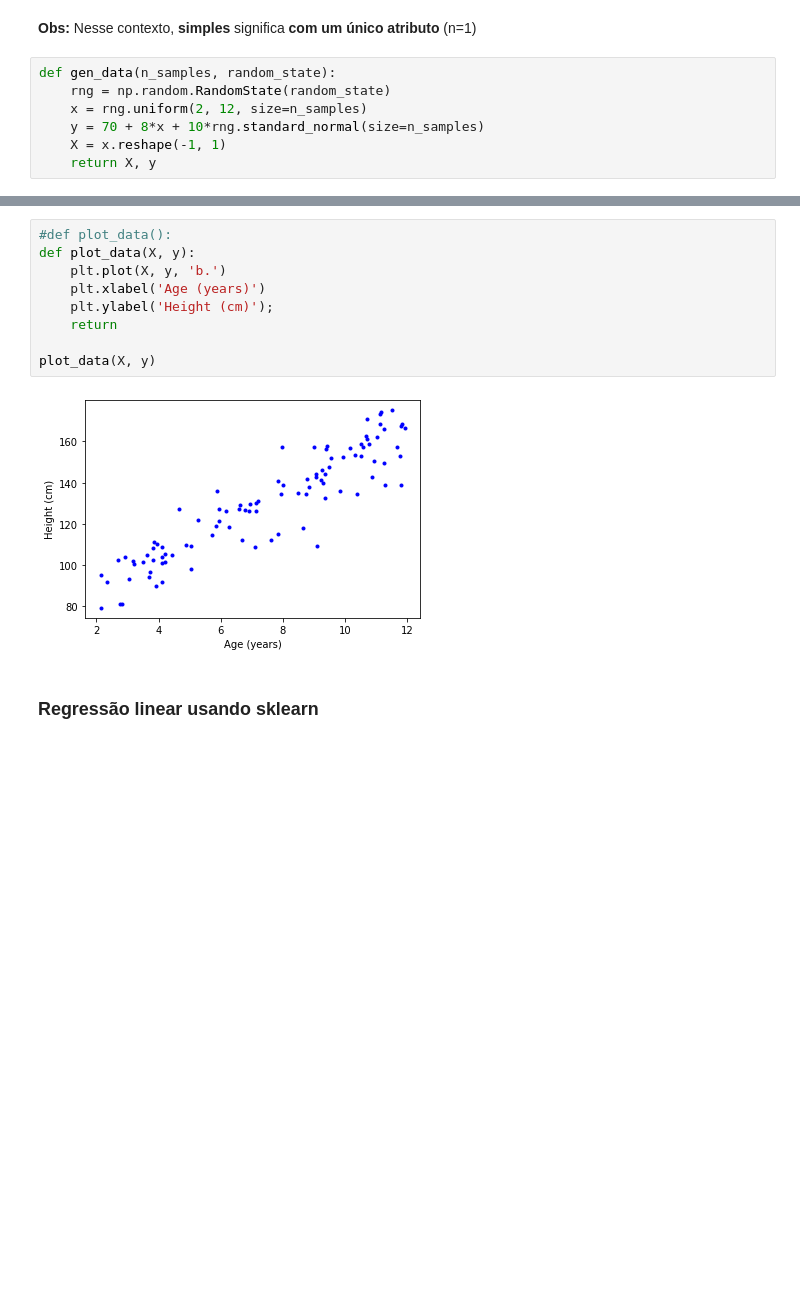
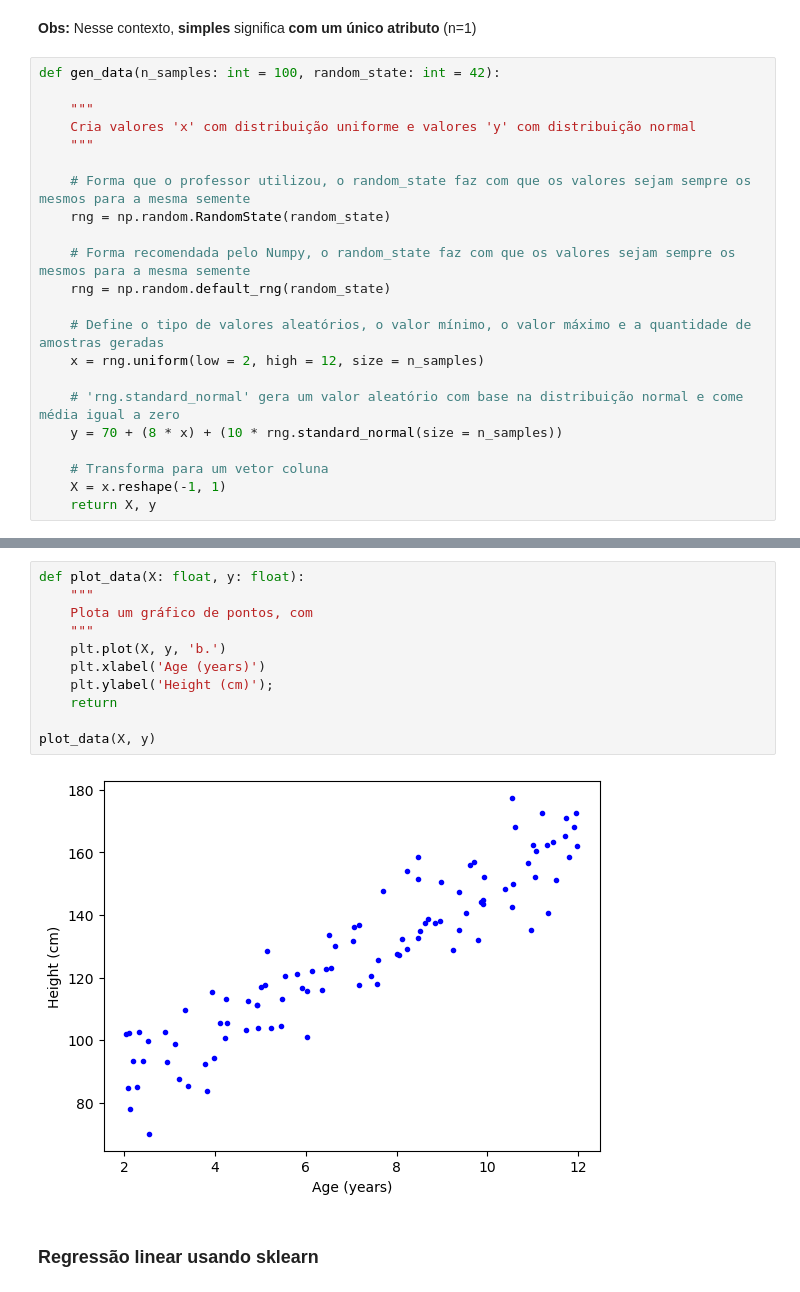
Before and after one commit to AriBarrosFilho/Aprendizado_Maquina, a Jupyter notebook: 02 - Regressão Linear/2-regressao-linear.ipynb, the cells around one changed output, grey strips where cells are left out. Drawn from its saved outputs; the diff is of its cells as text; blank space fills up the shorter version.

```diff
--- a/02 - Regressão Linear/2-regressao-linear.ipynb
+++ b/02 - Regressão Linear/2-regressao-linear.ipynb
@@ -15,10 +15,25 @@ import matplotlib.pyplot as plt
 # %% [markdown]
  **Obs:** Nesse contexto, **simples** significa **com um único atributo** (n=1)
 # %%
-def gen_data(n_samples, random_state):
+def gen_data(n_samples: int = 100, random_state: int = 42):
+
+    """
+    Cria valores 'x' com distribuição uniforme e valores 'y' com distribuição normal
+    """
+
+    # Forma que o professor utilizou, o random_state faz com que os valores sejam sempre os mesmos para a mesma semente
     rng = np.random.RandomState(random_state)
-    x = rng.uniform(2, 12, size=n_samples)
-    y = 70 + 8*x + 10*rng.standard_normal(size=n_samples)
+
+    # Forma recomendada pelo Numpy, o random_state faz com que os valores sejam sempre os mesmos para a mesma semente
+    rng = np.random.default_rng(random_state)
+
+    # Define o tipo de valores aleatórios, o valor mínimo, o valor máximo e a quantidade de amostras geradas
+    x = rng.uniform(low = 2, high = 12, size = n_samples)
+
+    # 'rng.standard_normal' gera um valor aleatório com base na distribuição normal e come média igual a zero
+    y = 70 + (8 * x) + (10 * rng.standard_normal(size = n_samples))
+
+    # Transforma para um vetor coluna
     X = x.reshape(-1, 1)
     return X, y
 # %%
@@ -34,14 +50,16 @@ plt.ylabel('Height (cm)');
 # %%
-#def plot_data():
-def plot_data(X, y):
+def plot_data(X: float, y: float):
+    """
+    Plota um gráfico de pontos, com
+    """
     plt.plot(X, y, 'b.')
     plt.xlabel('Age (years)')
     plt.ylabel('Height (cm)');
     return
 
 plot_data(X, y)
 # %% [output]
-[figure, old version]
+[figure, new version]
 # %% [markdown]
 ### Regressão linear usando sklearn
 # %%
```
Also changed, not shown: parts of 4 cells of this notebook, 1 other file.
